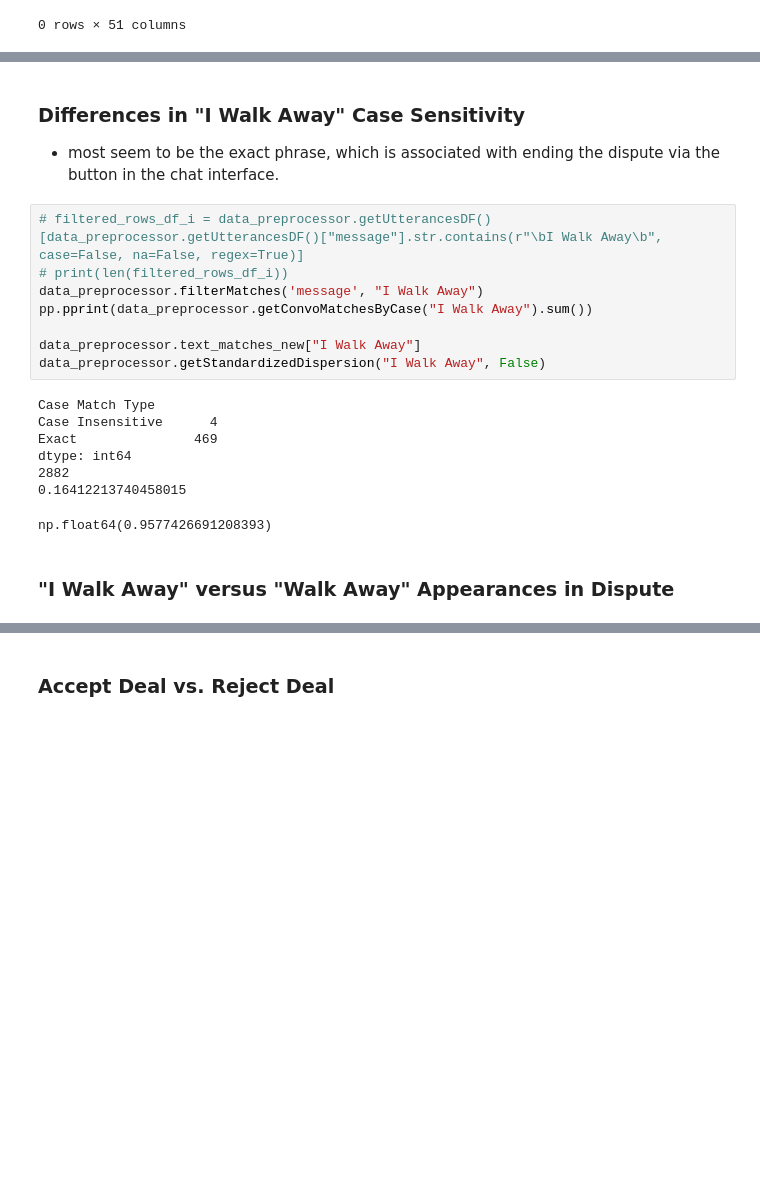
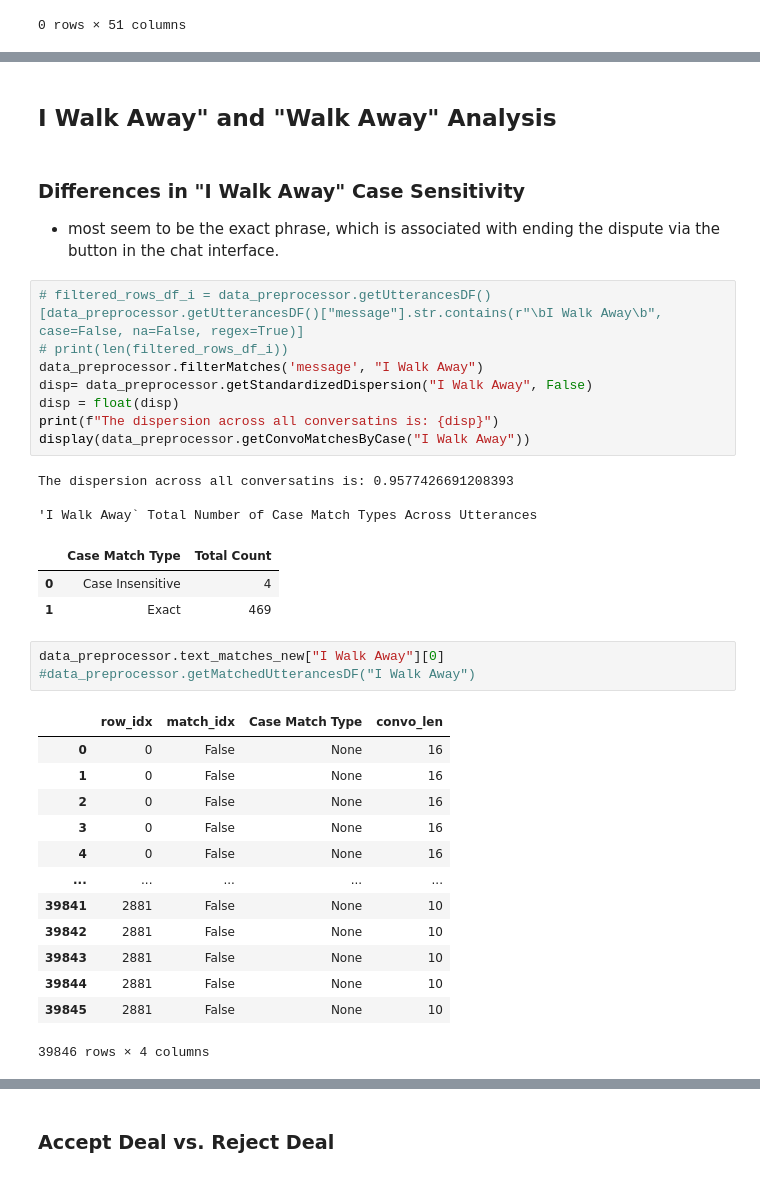
Before and after one commit to mishkin101/ConvoKit_Disputes, a Jupyter notebook: src/data_preprocessing.ipynb, the cells around one changed output, grey strips where cells are left out. Drawn from its saved outputs; the diff is of its cells as text; blank space fills up the shorter version.

```diff
--- a/src/data_preprocessing.ipynb
+++ b/src/data_preprocessing.ipynb
@@ -157,24 +159,40 @@ Buyers always begin the negotiation (unless one participant is an AI, then the A
 
 ### For our analysis Criteria:
 - Remove all chats missing "Walk Away" or "Accept Deal" from the formattedChat. Case Sensistivy applies, as it is automatic reply by Lioness Labs software prompted by user selection.
+# %% [markdown]
+## I Walk Away" and "Walk Away" Analysis
 # %% [markdown]
-### Differences in "I Walk Away" Case Sensitivity
+### **Differences in "I Walk Away" Case Sensitivity**
 - most seem to be the exact phrase, which is associated with ending the dispute via the button in the chat interface.
 # %%
 # filtered_rows_df_i = data_preprocessor.getUtterancesDF()[data_preprocessor.getUtterancesDF()["message"].str.contains(r"\bI Walk Away\b", case=False, na=False, regex=True)]
 # print(len(filtered_rows_df_i))
 data_preprocessor.filterMatches('message', "I Walk Away")
-pp.pprint(data_preprocessor.getConvoMatchesByCase("I Walk Away").sum())
-
-data_preprocessor.text_matches_new["I Walk Away"]
-data_preprocessor.getStandardizedDispersion("I Walk Away", False)
+disp= data_preprocessor.getStandardizedDispersion("I Walk Away", False)
+disp = float(disp)
+print(f"The dispersion across all conversatins is: {disp}")
+display(data_preprocessor.getConvoMatchesByCase("I Walk Away"))
 # %% [output]
-Case Match Type
-Case Insensitive      4
-Exact               469
-dtype: int64
-2882
-0.16412213740458015
+The dispersion across all conversatins is: 0.9577426691208393
+
+'I Walk Away` Total Number of Case Match Types Across Utterances
-np.float64(0.9577426691208393)
+|  | Case Match Type | Total Count |
+| 0 | Case Insensitive | 4 |
+| 1 | Exact | 469 |
-# %% [markdown]
-### "I Walk Away" versus "Walk Away" Appearances in Dispute
+# %%
+data_preprocessor.text_matches_new["I Walk Away"][0]
+#data_preprocessor.getMatchedUtterancesDF("I Walk Away")
+# %% [output]
+|  | row_idx | match_idx | Case Match Type | convo_len |
+| 0 | 0 | False | None | 16 |
+| 1 | 0 | False | None | 16 |
+| 2 | 0 | False | None | 16 |
+| 3 | 0 | False | None | 16 |
+| 4 | 0 | False | None | 16 |
+| ... | ... | ... | ... | ... |
+| 39841 | 2881 | False | None | 10 |
+| 39842 | 2881 | False | None | 10 |
+| 39843 | 2881 | False | None | 10 |
+| 39844 | 2881 | False | None | 10 |
+| 39845 | 2881 | False | None | 10 |
+39846 rows × 4 columns
```
Also changed, not shown: parts of 11 cells of this notebook, 1 other file.
